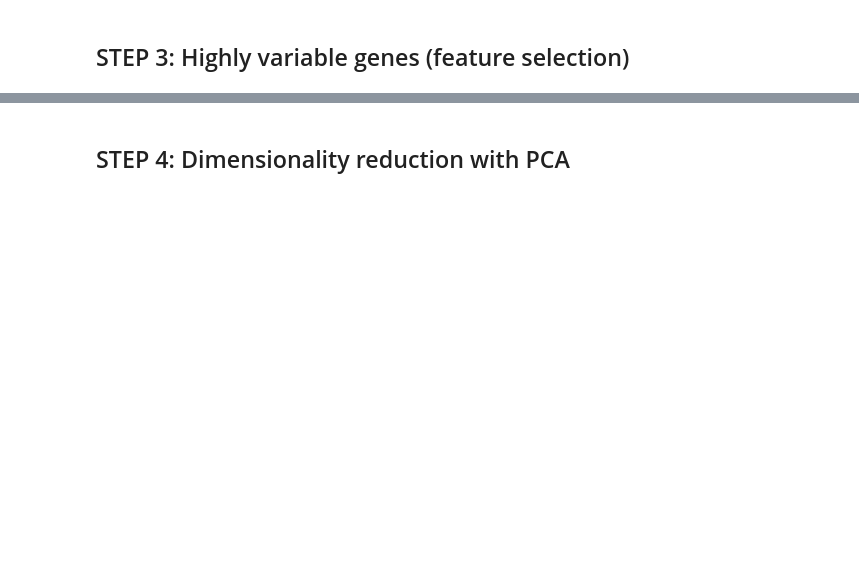
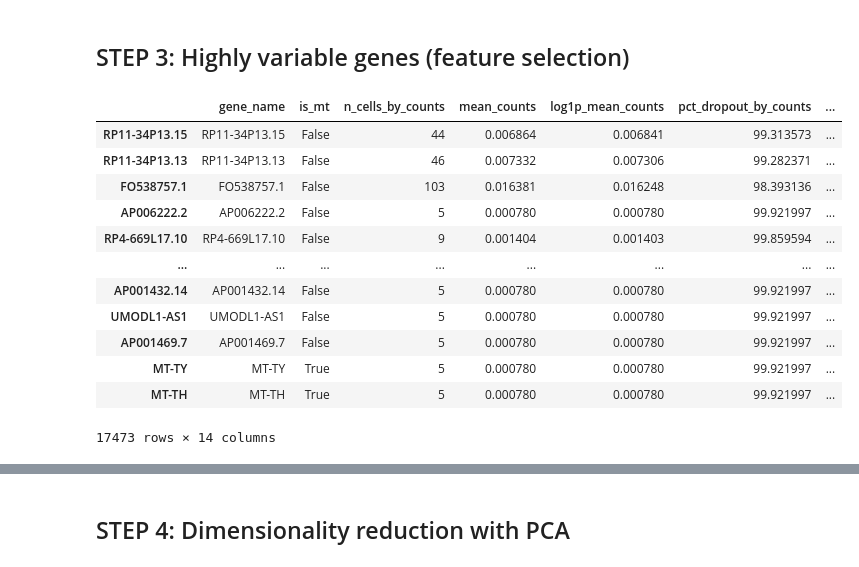
Before and after one commit to jarvanjiang2030/J.Jarvan_225a, a Jupyter notebook: bms225a_ds_workshop_3_student_notebook_2025.ipynb, the cells around one changed output, grey strips where cells are left out. Cells and saved outputs as stored; diff of their text form; code cells hidden in the pictures; blank space fills up the shorter version.

```diff
--- a/bms225a_ds_workshop_3_student_notebook_2025.ipynb
+++ b/bms225a_ds_workshop_3_student_notebook_2025.ipynb
@@ -329,7 +362,21 @@ sc.pp.highly_variable_genes(adata, n_top_genes = 2000,
                             layer='counts')
 # %%
 # This added information in the var dataframe
-adata.var
+adata_qc.var
+# %% [output]
+|  | gene_name | is_mt | n_cells_by_counts | mean_counts | log1p_mean_counts | pct_dropout_by_counts | ... |
+| RP11-34P13.15 | RP11-34P13.15 | False | 44 | 0.006864 | 0.006841 | 99.313573 | ... |
+| RP11-34P13.13 | RP11-34P13.13 | False | 46 | 0.007332 | 0.007306 | 99.282371 | ... |
+| FO538757.1 | FO538757.1 | False | 103 | 0.016381 | 0.016248 | 98.393136 | ... |
+| AP006222.2 | AP006222.2 | False | 5 | 0.000780 | 0.000780 | 99.921997 | ... |
+| RP4-669L17.10 | RP4-669L17.10 | False | 9 | 0.001404 | 0.001403 | 99.859594 | ... |
+| ... | ... | ... | ... | ... | ... | ... | ... |
+| AP001432.14 | AP001432.14 | False | 5 | 0.000780 | 0.000780 | 99.921997 | ... |
+| UMODL1-AS1 | UMODL1-AS1 | False | 5 | 0.000780 | 0.000780 | 99.921997 | ... |
+| AP001469.7 | AP001469.7 | False | 5 | 0.000780 | 0.000780 | 99.921997 | ... |
+| MT-TY | MT-TY | True | 5 | 0.000780 | 0.000780 | 99.921997 | ... |
+| MT-TH | MT-TH | True | 5 | 0.000780 | 0.000780 | 99.921997 | ... |
+17473 rows × 14 columns
 # %%
 # .sort_values(): sort a dataframe with respect to the values of a given column
 # .head(10) prints the top 10
```
Also changed, not shown: parts of 32 cells of this notebook.
